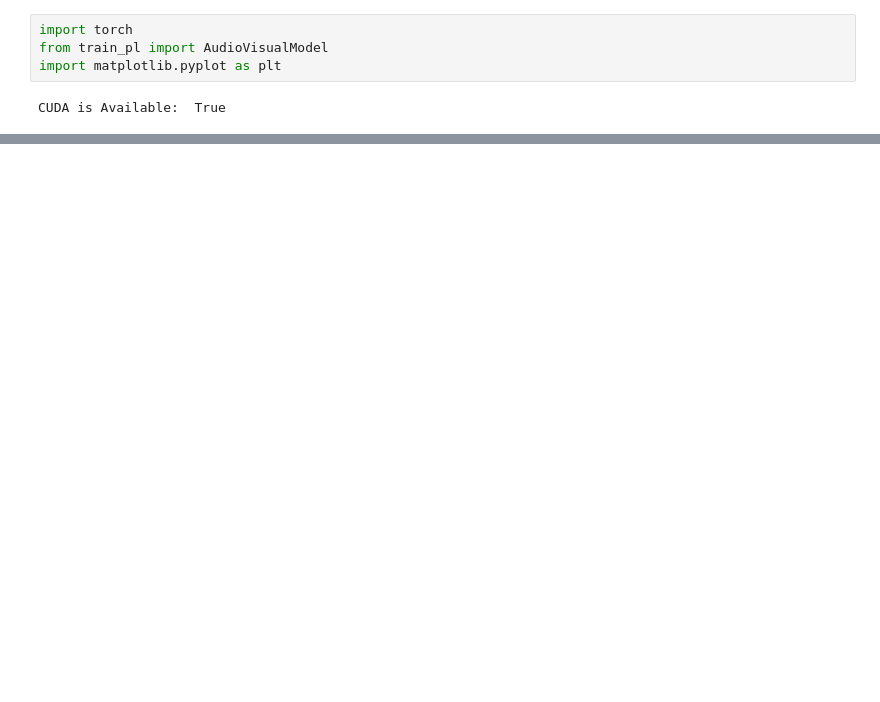
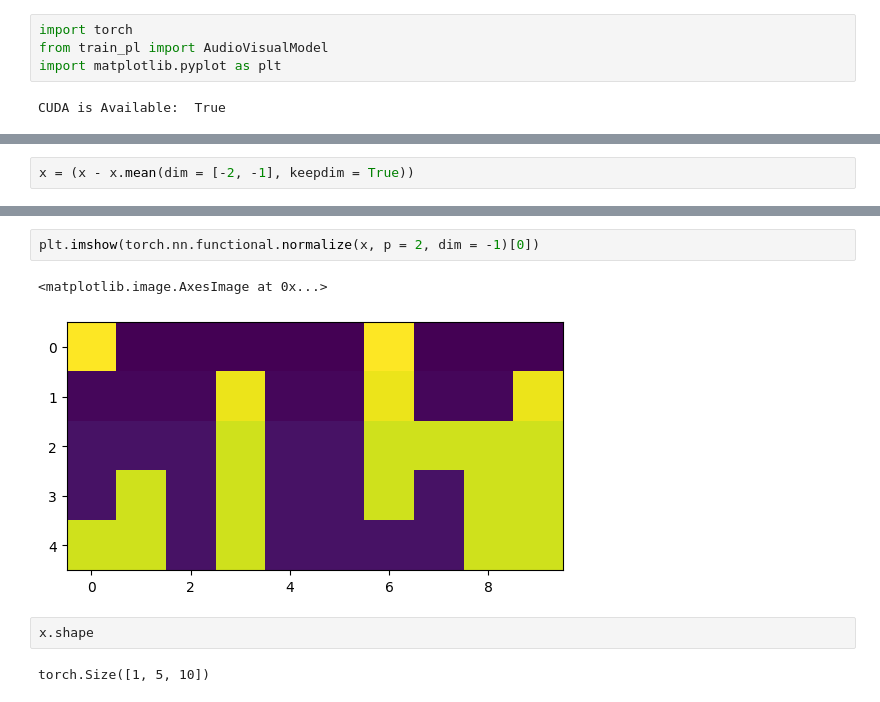
Before and after one commit to ahmadikalkhorani/melgan, a Jupyter notebook: test.ipynb, the cells around one changed output, grey strips where cells are left out. Cells and saved outputs as stored; diff of their text form; blank space fills up the shorter version.

```diff
--- a/test.ipynb
+++ b/test.ipynb
@@ -6,0 +34,2 @@ CUDA is Available:  True
+# %%
+x = (x - x.mean(dim = [-2, -1], keepdim = True))
@@ -6,0 +49,9 @@ CUDA is Available:  True
+# %%
+plt.imshow(torch.nn.functional.normalize(x, p = 2, dim = -1)[0])
+# %% [output]
+<matplotlib.image.AxesImage at 0x...>
+[figure, added]
+# %%
+x.shape
+# %% [output]
+torch.Size([1, 5, 10])
```
Also changed, not shown: parts of 51 cells of this notebook, 9 other files.
